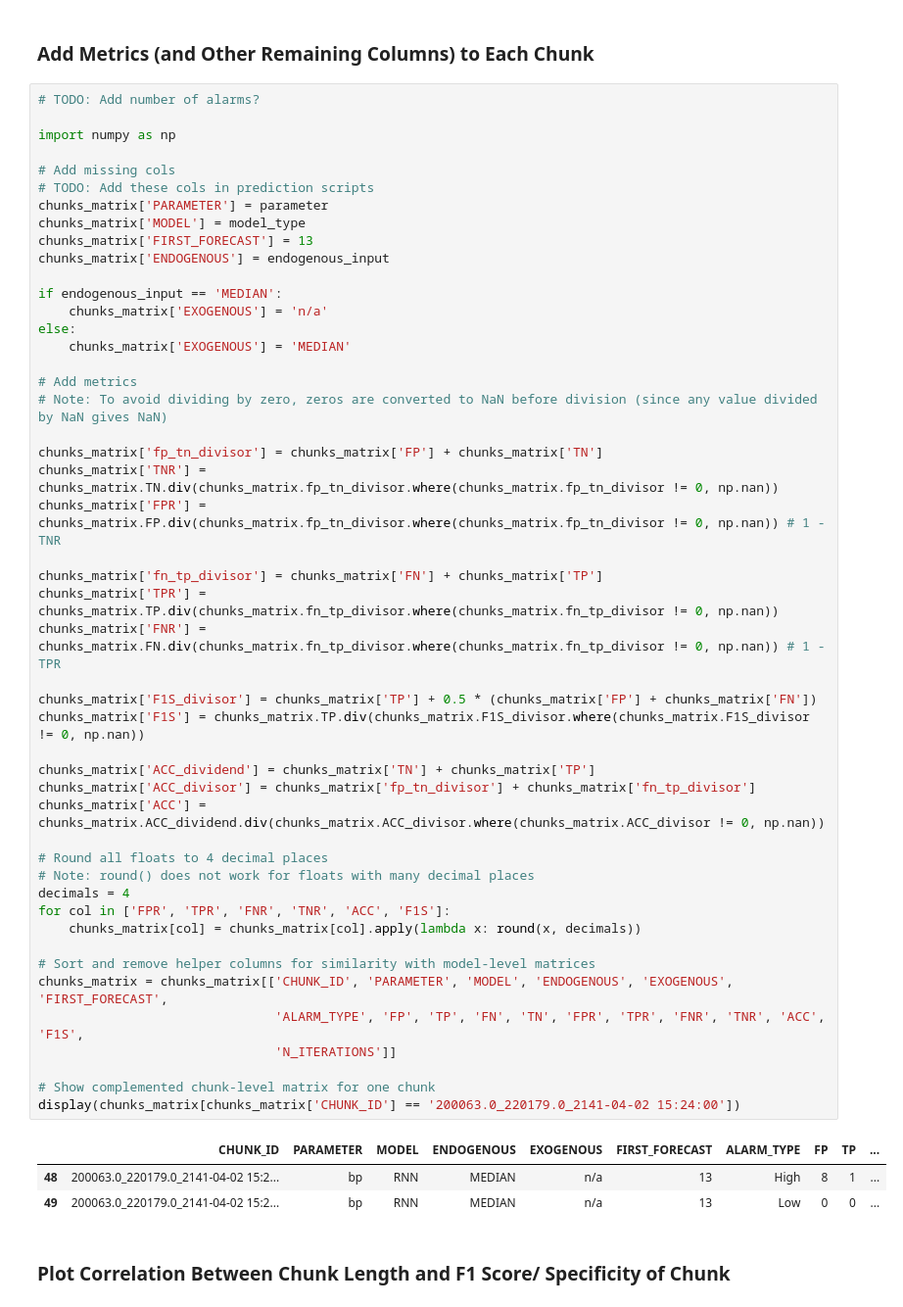
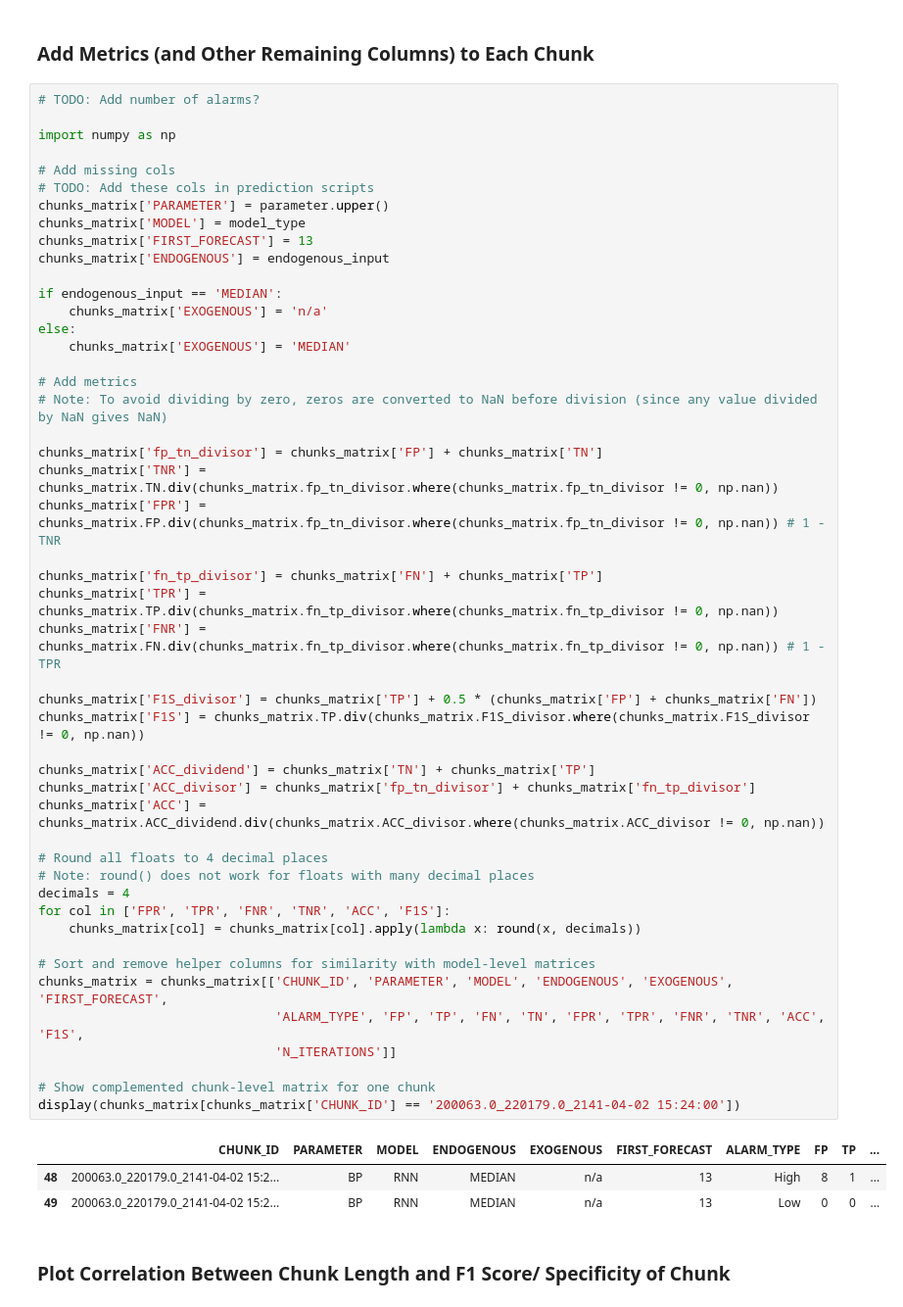
Before and after one commit to denise97/dhl2021, a Jupyter notebook: mimic_prediction_rnn/analysis_models_and_chunks.ipynb, the cells around one changed output. Shown at 98% size. Cells and saved outputs as stored; diff of their text form.

```diff
--- a/mimic_prediction_rnn/analysis_models_and_chunks.ipynb
+++ b/mimic_prediction_rnn/analysis_models_and_chunks.ipynb
@@ -298,7 +298,7 @@ import numpy as np
 
 # Add missing cols
 # TODO: Add these cols in prediction scripts
-chunks_matrix['PARAMETER'] = parameter
+chunks_matrix['PARAMETER'] = parameter.upper()
 chunks_matrix['MODEL'] = model_type
 chunks_matrix['FIRST_FORECAST'] = 13
 chunks_matrix['ENDOGENOUS'] = endogenous_input
@@ -314,35 +314,35 @@ else:
 chunks_matrix['fp_tn_divisor'] = chunks_matrix['FP'] + chunks_matrix['TN']
 chunks_matrix['TNR'] = chunks_matrix.TN.div(chunks_matrix.fp_tn_divisor.where(chunks_matrix.fp_tn_divisor != 0, np.nan))
 chunks_matrix['FPR'] = chunks_matrix.FP.div(chunks_matrix.fp_tn_divisor.where(chunks_matrix.fp_tn_divisor != 0, np.nan)) # 1 - TNR
 
 chunks_matrix['fn_tp_divisor'] = chunks_matrix['FN'] + chunks_matrix['TP']
 chunks_matrix['TPR'] = chunks_matrix.TP.div(chunks_matrix.fn_tp_divisor.where(chunks_matrix.fn_tp_divisor != 0, np.nan))
 chunks_matrix['FNR'] = chunks_matrix.FN.div(chunks_matrix.fn_tp_divisor.where(chunks_matrix.fn_tp_divisor != 0, np.nan)) # 1 - TPR
 
 chunks_matrix['F1S_divisor'] = chunks_matrix['TP'] + 0.5 * (chunks_matrix['FP'] + chunks_matrix['FN'])
 chunks_matrix['F1S'] = chunks_matrix.TP.div(chunks_matrix.F1S_divisor.where(chunks_matrix.F1S_divisor != 0, np.nan))
 
 chunks_matrix['ACC_dividend'] = chunks_matrix['TN'] + chunks_matrix['TP']
 chunks_matrix['ACC_divisor'] = chunks_matrix['fp_tn_divisor'] + chunks_matrix['fn_tp_divisor']
 chunks_matrix['ACC'] = chunks_matrix.ACC_dividend.div(chunks_matrix.ACC_divisor.where(chunks_matrix.ACC_divisor != 0, np.nan))
 
 # Round all floats to 4 decimal places
 # Note: round() does not work for floats with many decimal places
 decimals = 4
 for col in ['FPR', 'TPR', 'FNR', 'TNR', 'ACC', 'F1S']:
     chunks_matrix[col] = chunks_matrix[col].apply(lambda x: round(x, decimals))
 
 # Sort and remove helper columns for similarity with model-level matrices
 chunks_matrix = chunks_matrix[['CHUNK_ID', 'PARAMETER', 'MODEL', 'ENDOGENOUS', 'EXOGENOUS', 'FIRST_FORECAST',
                                'ALARM_TYPE', 'FP', 'TP', 'FN', 'TN', 'FPR', 'TPR', 'FNR', 'TNR', 'ACC', 'F1S',
                                'N_ITERATIONS']]
 
 # Show complemented chunk-level matrix for one chunk
 display(chunks_matrix[chunks_matrix['CHUNK_ID'] == '200063.0_220179.0_2141-04-02 15:24:00'])
 # %% [output]
 |  | CHUNK_ID | PARAMETER | MODEL | ENDOGENOUS | EXOGENOUS | FIRST_FORECAST | ALARM_TYPE | FP | TP | ... |
-| 48 | 200063.0_220179.0_2141-04-02 15:2... | bp | RNN | MEDIAN | n/a | 13 | High | 8 | 1 | ... |
-| 49 | 200063.0_220179.0_2141-04-02 15:2... | bp | RNN | MEDIAN | n/a | 13 | Low | 0 | 0 | ... |
+| 48 | 200063.0_220179.0_2141-04-02 15:2... | BP | RNN | MEDIAN | n/a | 13 | High | 8 | 1 | ... |
+| 49 | 200063.0_220179.0_2141-04-02 15:2... | BP | RNN | MEDIAN | n/a | 13 | Low | 0 | 0 | ... |
 # %% [markdown]
 ### Plot Correlation Between Chunk Length and F1 Score/ Specificity of Chunk
 # %%
```
Also changed, not shown: 3 other files.
